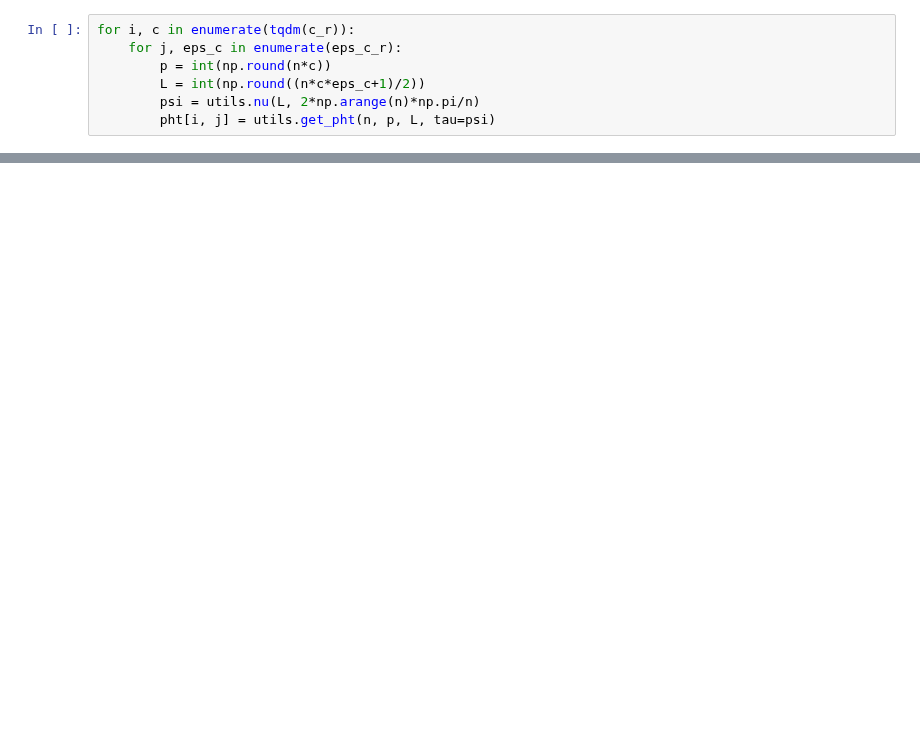
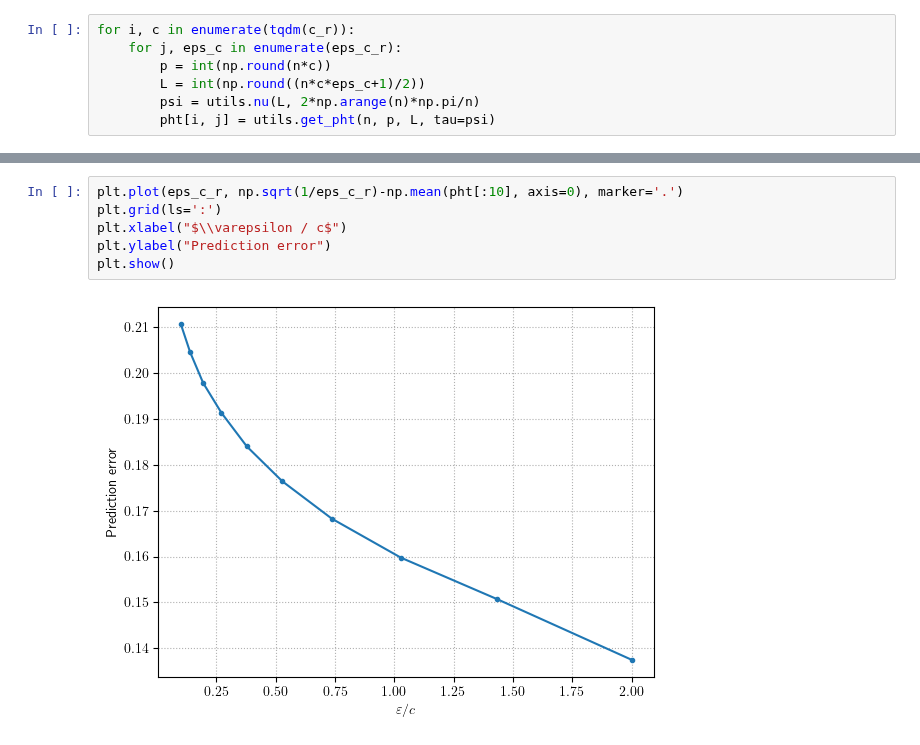
Before and after one commit to HugoLebeau/online_learning, a Jupyter notebook: Phase transition.ipynb, the cells around one changed output, grey strips where cells are left out. Saved outputs shown, nothing was run; the diff lists cells and outputs as text; blank space fills up the shorter version.

Commit message:
Add prediction errors

```diff
--- a/Phase transition.ipynb
+++ b/Phase transition.ipynb
@@ -39,0 +38,8 @@ plt.show()
+# %%
+plt.plot(eps_c_r, np.sqrt(1/eps_c_r)-np.mean(pht[:10], axis=0), marker='.')
+plt.grid(ls=':')
+plt.xlabel("$\\varepsilon / c$")
+plt.ylabel("Prediction error")
+plt.show()
+# %% [output]
+[figure, added]
```
Also changed, not shown: parts of 2 cells of this notebook.
